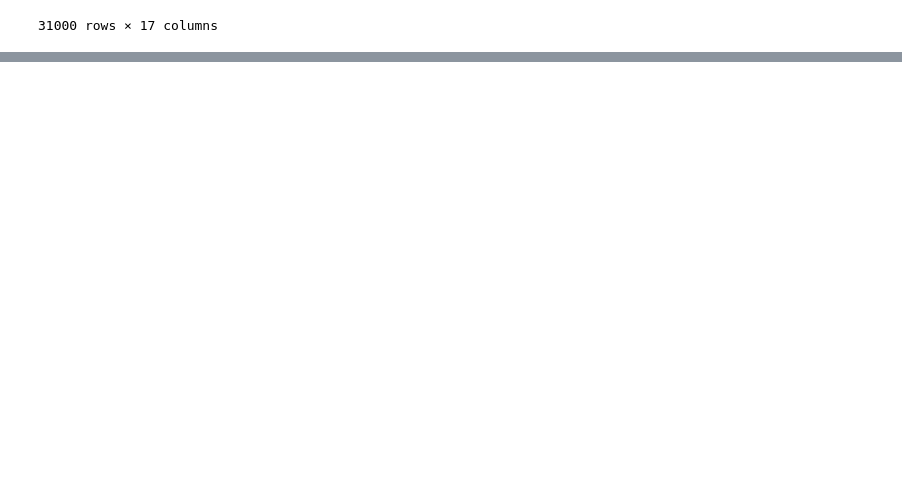
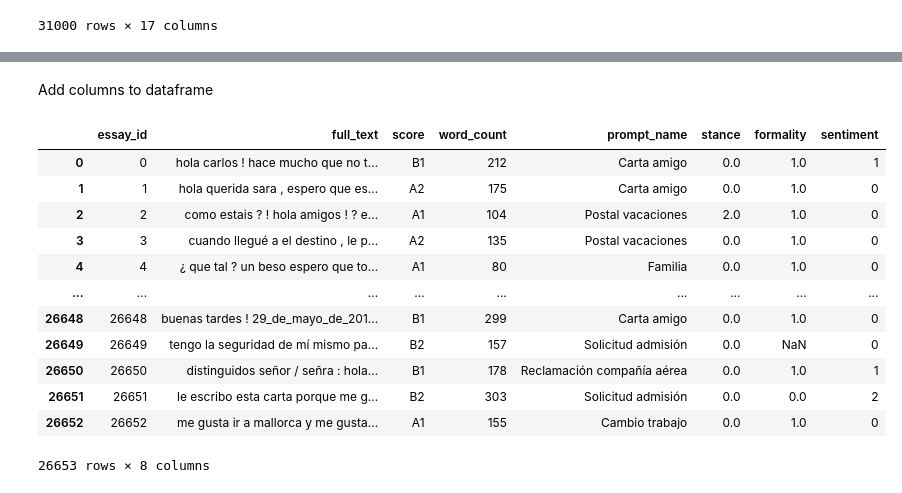
Before and after one commit to AlejandroIbarraC/StyleOverSubstance, a Jupyter notebook: tagging-caes.ipynb, the cells around one changed output, grey strips where cells are left out. Drawn from its saved outputs; the diff is of its cells as text; code cells hidden in the pictures; blank space fills up the shorter version.

Commit message:
Added CAES processed data

```diff
--- a/tagging-caes.ipynb
+++ b/tagging-caes.ipynb
@@ -73,0 +221,12 @@ df.info
+# %%
+i# send data to LLM for formality tagging. get results in list.
+# Main loop for tagging formality
+
+formality_results = []
+
+for i in range(n):
+    result = formality_classifier(texts[i])
+    formality_results.append(result)
+    print(f"Tagging formality # {i}/{n} - {result}")
+
+formality_results
@@ -73,0 +301,12 @@ df.info
+# %%
+# send data to LLM for sentiment tagging. get results in list.
+# Main loop for tagging sentiment
+
+sentiment_results = []
+
+for i in range(n):
+    result = sentiment_classifier(texts[i])
+    sentiment_results.append(result)
+    print(f"Tagging sentiment # {i}/{n} - {result}")
+
+sentiment_results
@@ -73,0 +348,28 @@ df.info
+# %% [markdown]
+Add columns to dataframe
+# %%
+# cut the dataframe to our n
+df_copy = df.iloc[:n].copy()
+
+# add each list to a column
+df_copy['stance'] = stance_results
+df_copy['formality'] = formality_results
+df_copy['sentiment'] = sentiment_results
+
+# store tagged datset in csv
+df_copy.to_csv('caes/tagged_caes.csv', index=False)
+df_copy
+# %% [output]
+|  | essay_id | full_text | score | word_count | prompt_name | stance | formality | sentiment |
+| 0 | 0 | hola carlos ! hace mucho que no t... | B1 | 212 | Carta amigo | 0.0 | 1.0 | 1 |
+| 1 | 1 | hola querida sara , espero que es... | A2 | 175 | Carta amigo | 0.0 | 1.0 | 0 |
+| 2 | 2 | como estais ? ! hola amigos ! ? e... | A1 | 104 | Postal vacaciones | 2.0 | 1.0 | 0 |
+| 3 | 3 | cuando llegué a el destino , le p... | A2 | 135 | Postal vacaciones | 0.0 | 1.0 | 0 |
+| 4 | 4 | ¿ que tal ? un beso espero que to... | A1 | 80 | Familia | 0.0 | 1.0 | 0 |
+| ... | ... | ... | ... | ... | ... | ... | ... | ... |
+| 26648 | 26648 | buenas tardes ! 29_de_mayo_de_201... | B1 | 299 | Carta amigo | 0.0 | 1.0 | 0 |
+| 26649 | 26649 | tengo la seguridad de mí mismo pa... | B2 | 157 | Solicitud admisión | 0.0 | NaN | 0 |
+| 26650 | 26650 | distinguidos señor / señra : hola... | B1 | 178 | Reclamación compañía aérea | 0.0 | 1.0 | 1 |
+| 26651 | 26651 | le escribo esta carta porque me g... | B2 | 303 | Solicitud admisión | 0.0 | 0.0 | 2 |
+| 26652 | 26652 | me gusta ir a mallorca y me gusta... | A1 | 155 | Cambio trabajo | 0.0 | 1.0 | 0 |
+26653 rows × 8 columns
```
Also changed, not shown: parts of 12 cells of this notebook, 36 other files.
